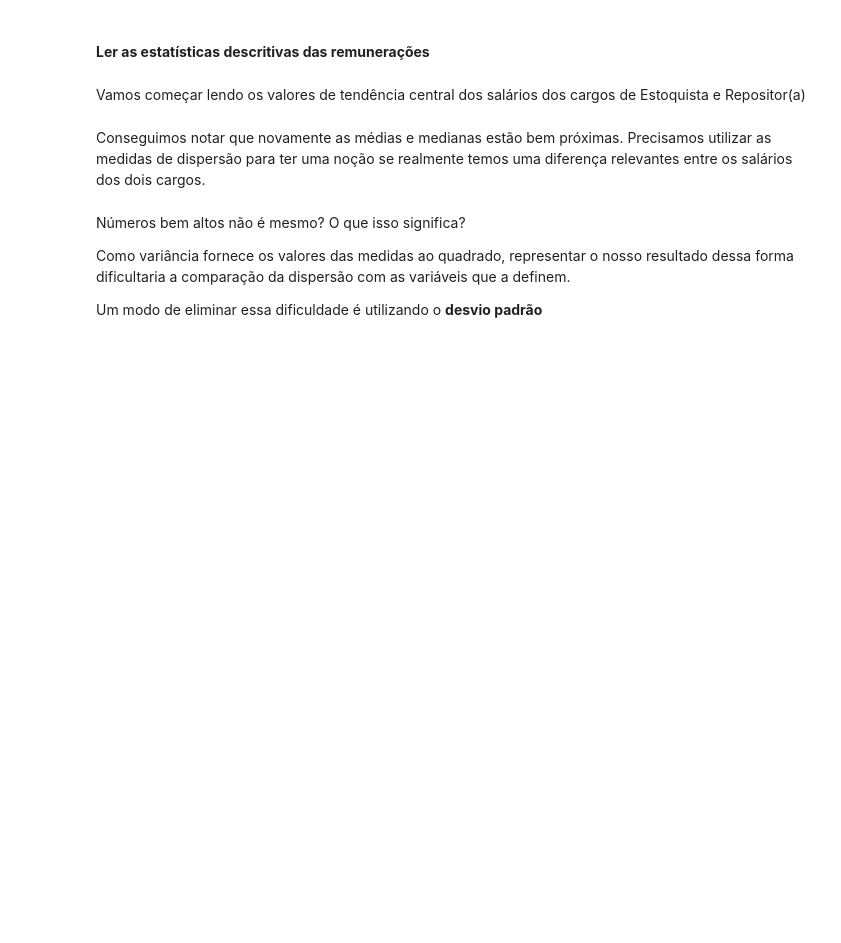
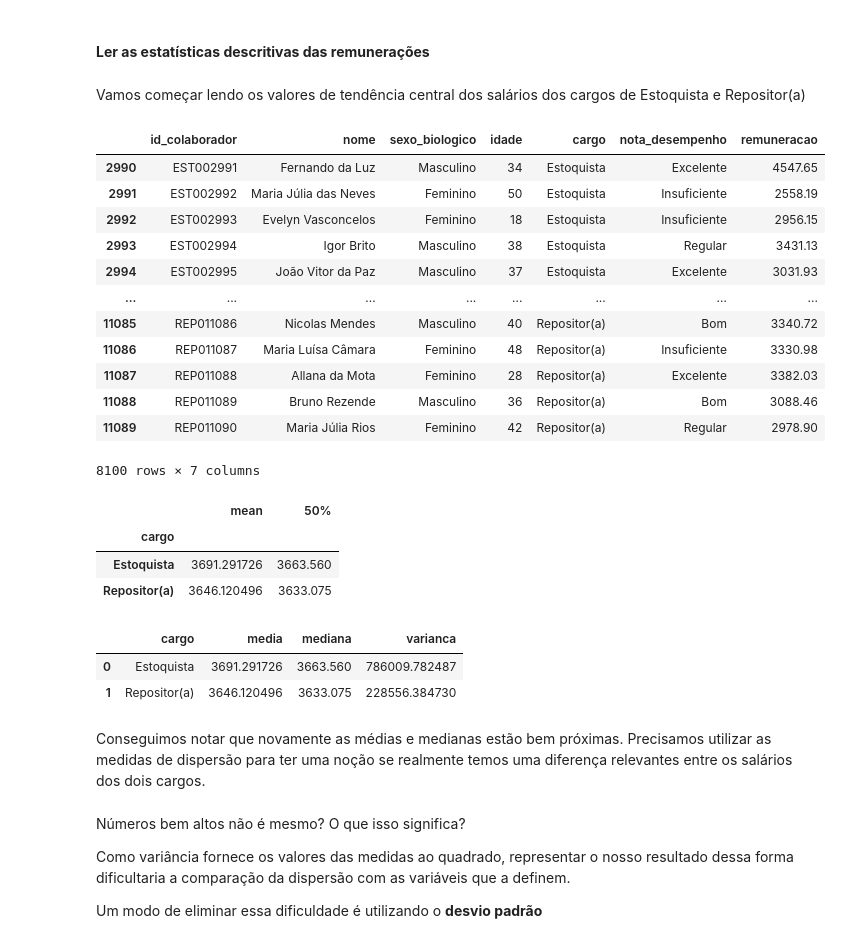
Before and after one commit to FranPomba/Tech-Fundation---alura-one, a Jupyter notebook: 3 - Estatística e Machine Learning/1 - Estatística com Python resumindo e analisando dados/Projeto_Inicial_Estatística_com_Python_frequencias_e_medidas.ipynb, the cells around one changed output. Cells and saved outputs as stored; diff of their text form; code cells hidden in the pictures; blank space fills up the shorter version.

```diff
--- a/3 - Estatística e Machine Learning/1 - Estatística com Python resumindo e analisando dados/Projeto_Inicial_Estatística_com_Python_frequencias_e_medidas.ipynb
+++ b/3 - Estatística e Machine Learning/1 - Estatística com Python resumindo e analisando dados/Projeto_Inicial_Estatística_com_Python_frequencias_e_medidas.ipynb
@@ -1322,6 +1389,37 @@ $\mu$ e $\bar{X}$ = média da população e amostra da distribuição, respectiv
 #### **Ler as estatísticas descritivas das remunerações**
 # %% [markdown]
 Vamos começar lendo os valores de tendência central dos salários dos cargos de Estoquista e Repositor(a)
+# %%
+operacional = colaboradores[colaboradores["cargo"].isin(["Estoquista", "Repositor(a)"])]
+operacional
+# %% [output]
+|  | id_colaborador | nome | sexo_biologico | idade | cargo | nota_desempenho | remuneracao |
+| 2990 | EST002991 | Fernando da Luz | Masculino | 34 | Estoquista | Excelente | 4547.65 |
+| 2991 | EST002992 | Maria Júlia das Neves | Feminino | 50 | Estoquista | Insuficiente | 2558.19 |
+| 2992 | EST002993 | Evelyn Vasconcelos | Feminino | 18 | Estoquista | Insuficiente | 2956.15 |
+| 2993 | EST002994 | Igor Brito | Masculino | 38 | Estoquista | Regular | 3431.13 |
+| 2994 | EST002995 | João Vitor da Paz | Masculino | 37 | Estoquista | Excelente | 3031.93 |
+| ... | ... | ... | ... | ... | ... | ... | ... |
+| 11085 | REP011086 | Nicolas Mendes | Masculino | 40 | Repositor(a) | Bom | 3340.72 |
+| 11086 | REP011087 | Maria Luísa Câmara | Feminino | 48 | Repositor(a) | Insuficiente | 3330.98 |
+| 11087 | REP011088 | Allana da Mota | Feminino | 28 | Repositor(a) | Excelente | 3382.03 |
+| 11088 | REP011089 | Bruno Rezende | Masculino | 36 | Repositor(a) | Bom | 3088.46 |
+| 11089 | REP011090 | Maria Júlia Rios | Feminino | 42 | Repositor(a) | Regular | 2978.90 |
+8100 rows × 7 columns
+# %%
+operacional.groupby("cargo")["remuneracao"].describe()[["mean", "50%"]]
+# %% [output]
+|  | mean | 50% |
+| cargo |  |  |
+| Estoquista | 3691.291726 | 3663.560 |
+| Repositor(a) | 3646.120496 | 3633.075 |
+# %%
+estat_operacional = operacional.groupby("cargo")["remuneracao"].agg(media="mean", mediana="median", varianca="var").reset_index()
+estat_operacional
+# %% [output]
+|  | cargo | media | mediana | varianca |
+| 0 | Estoquista | 3691.291726 | 3663.560 | 786009.782487 |
+| 1 | Repositor(a) | 3646.120496 | 3633.075 | 228556.384730 |
 # %% [markdown]
 Conseguimos notar que novamente as médias e medianas estão bem próximas. Precisamos utilizar as medidas de dispersão para ter uma noção se realmente temos uma diferença relevantes entre os salários dos dois cargos.
 # %% [markdown]
```
Also changed, not shown: parts of 8 cells of this notebook, 2 other files.
